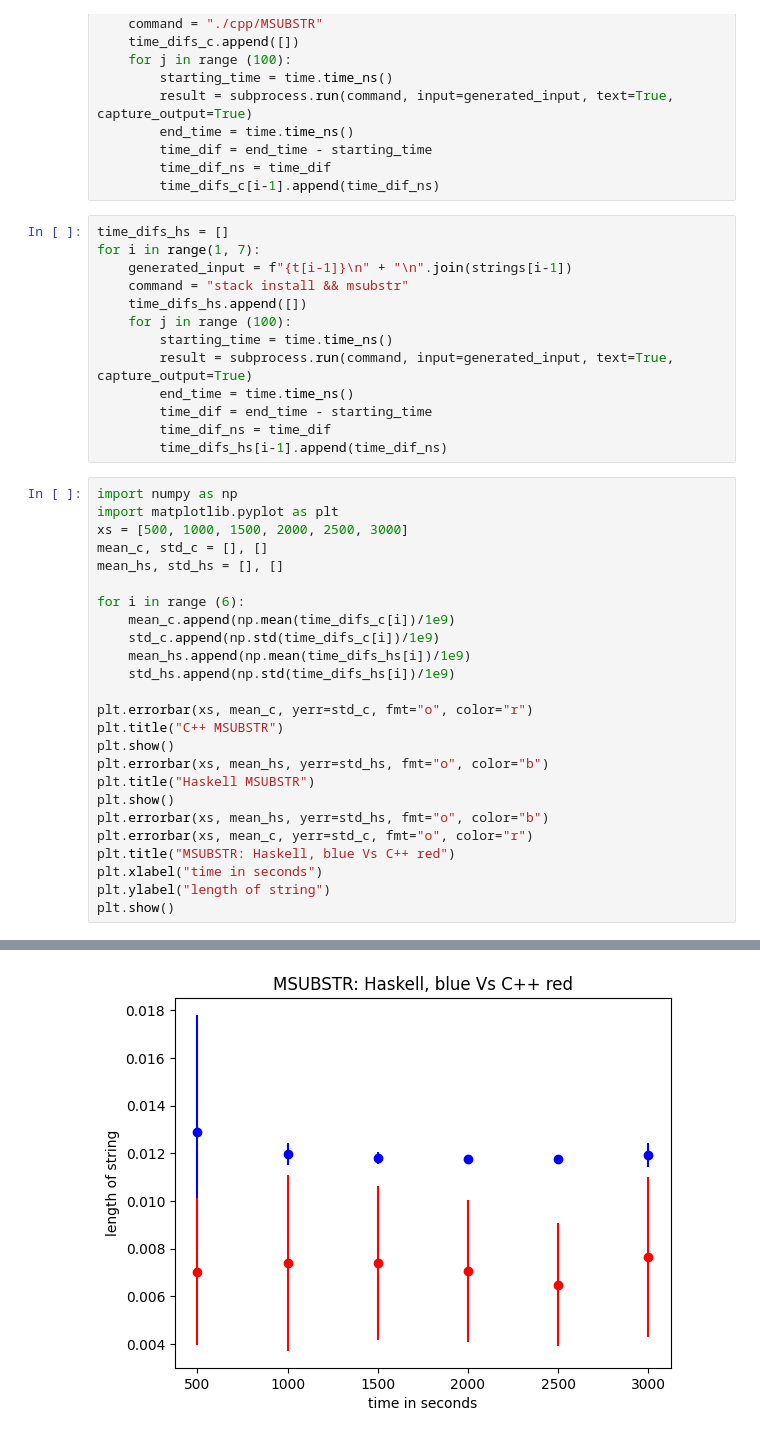
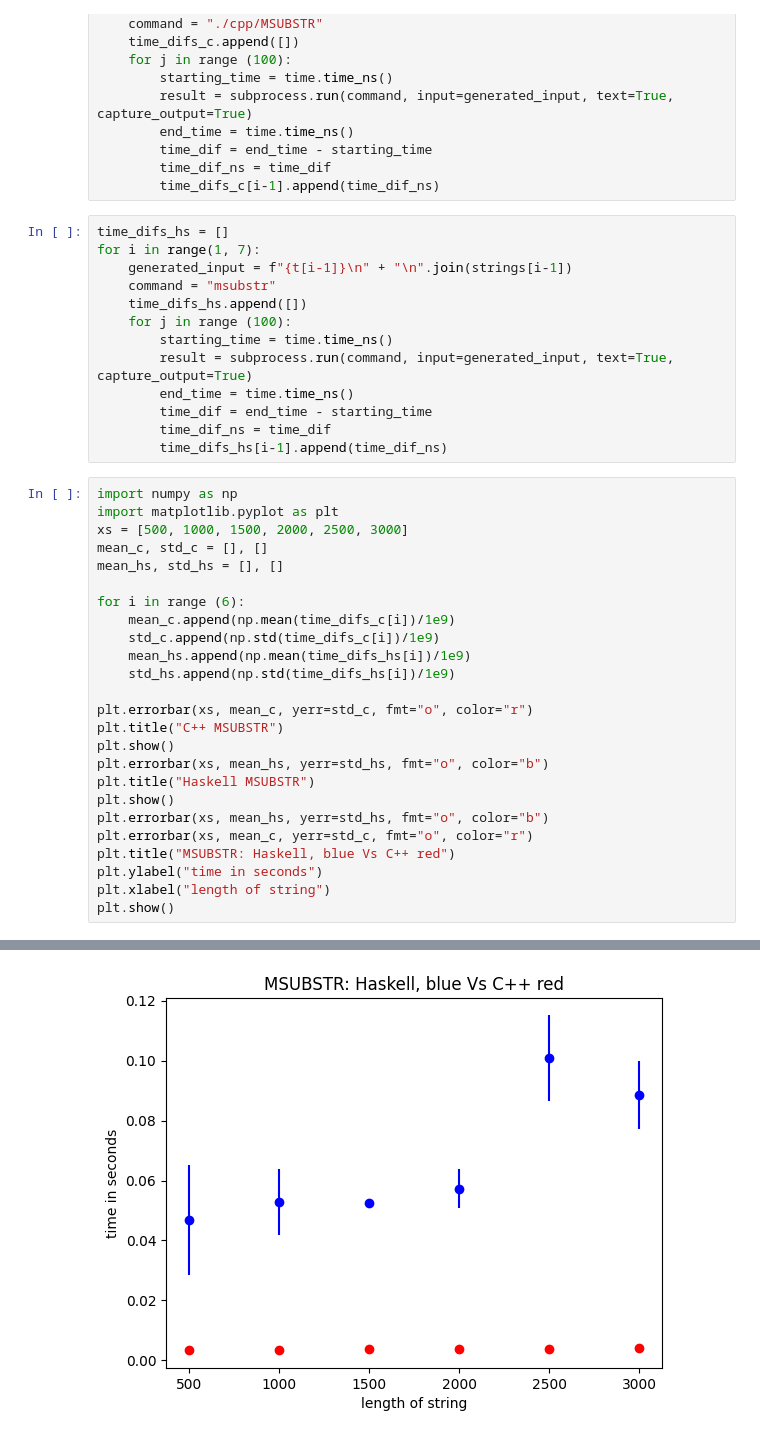
Before and after one commit to fizruk/eertree, a Jupyter notebook: app/Benchmarking.ipynb, the cells around one changed output, grey strips where cells are left out. Cells and saved outputs as stored; diff of their text form.

Commit message:
msubstr bench fix, strict evaluation and adding english strings parsing in single ended tree

```diff
--- a/app/Benchmarking.ipynb
+++ b/app/Benchmarking.ipynb
@@ -56,7 +56,7 @@ for i in range(1, 7):
 time_difs_hs = []
 for i in range(1, 7):
     generated_input = f"{t[i-1]}\n" + "\n".join(strings[i-1])
-    command = "stack install && msubstr"
+    command = "msubstr"
     time_difs_hs.append([])
     for j in range (100):
         starting_time = time.time_ns()
@@ -87,7 +87,7 @@ plt.show()
 plt.errorbar(xs, mean_hs, yerr=std_hs, fmt="o", color="b")
 plt.errorbar(xs, mean_c, yerr=std_c, fmt="o", color="r")
 plt.title("MSUBSTR: Haskell, blue Vs C++ red")
-plt.xlabel("time in seconds")
-plt.ylabel("length of string")
+plt.ylabel("time in seconds")
+plt.xlabel("length of string")
 plt.show()
 # %% [output]
@@ -96 +96 @@ plt.show()
-[figure, old version]
+[figure, new version]
```
Also changed, not shown: parts of 1 cell of this notebook, 3 other files.
